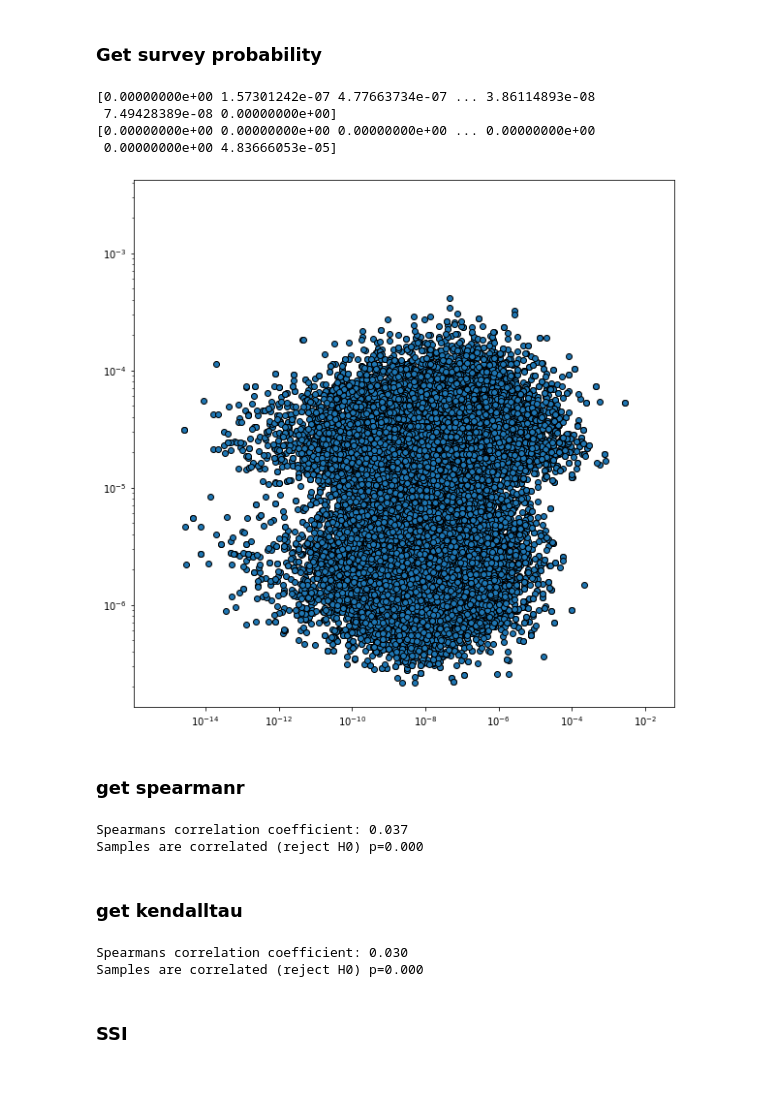
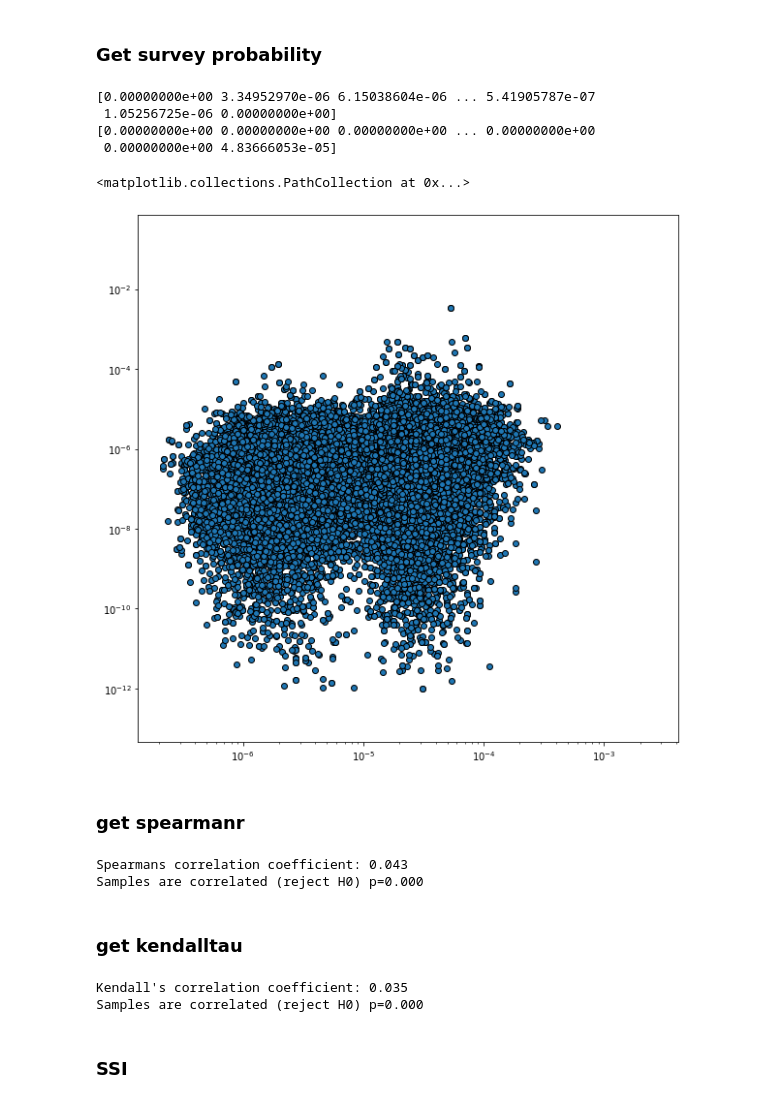
Before and after one commit to HaoCong1221/FlowsGeneration, a Jupyter notebook: src/Correlation.ipynb, the cells around one changed output. Saved outputs shown, nothing was run; the diff lists cells and outputs as text; code cells hidden in the pictures.

```diff
--- a/src/Correlation.ipynb
+++ b/src/Correlation.ipynb
@@ -194,3 +149,5 @@ ODM_tot = pd.DataFrame(ODM_data)
+# %%
+ODM_tot = pd.read_csv("../results/ODM_tot.csv")
 # %% [markdown]
 ### Get model probability
 # %%
@@ -207,21 +164,22 @@ probability_survey = data_sweden.odm.values
 print(probability_model)
 print(probability_survey)
 # %% [output]
-[0.00000000e+00 1.57301242e-07 4.77663734e-07 ... 3.86114893e-08
- 7.49428389e-08 0.00000000e+00]
+[0.00000000e+00 3.34952970e-06 6.15038604e-06 ... 5.41905787e-07
+ 1.05256725e-06 0.00000000e+00]
 [0.00000000e+00 0.00000000e+00 0.00000000e+00 ... 0.00000000e+00
  0.00000000e+00 4.83666053e-05]
 # %%
 fig, ax = plt.subplots(figsize=(10, 10))
 plt.xscale('log')
 plt.yscale('log')
-ax.scatter(probability_model, probability_survey, facecolor='C0', edgecolor='k');
+ax.scatter(probability_survey, probability_model, facecolor='C0', edgecolor='k')
 # %% [output]
+<matplotlib.collections.PathCollection at 0x...>
-[figure, old version]
+[figure, new version]
 # %% [markdown]
 ### get spearmanr
 # %%
-coef, p = spearmanr(probability_model, probability_survey)
+coef, p = spearmanr(probability_survey, probability_model)
 alpha = 0.05
 
 print("Spearmans correlation coefficient: %.3f" % coef)
@@ -230,7 +188,7 @@ if p > alpha:
 else:
     print('Samples are correlated (reject H0) p=%.3f' % p )
 # %% [output]
-Spearmans correlation coefficient: 0.037
+Spearmans correlation coefficient: 0.043
 Samples are correlated (reject H0) p=0.000
 # %% [markdown]
 ### get kendalltau
@@ -238,13 +196,13 @@ Samples are correlated (reject H0) p=0.000
 coef, p = kendalltau(probability_model, probability_survey)
 alpha = 0.05
 
-print("Spearmans correlation coefficient: %.3f" % coef)
+print("Kendall's correlation coefficient: %.3f" % coef)
 if p > alpha:
     print('Samples are uncorrelated (fail to reject H0) p=%.3f' % p)
 else:
     print('Samples are correlated (reject H0) p=%.3f' % p )
 # %% [output]
-Spearmans correlation coefficient: 0.030
+Kendall's correlation coefficient: 0.035
 Samples are correlated (reject H0) p=0.000
 # %% [markdown]
 ### SSI
```
Also changed, not shown: parts of 20 cells of this notebook, 2 other files.
